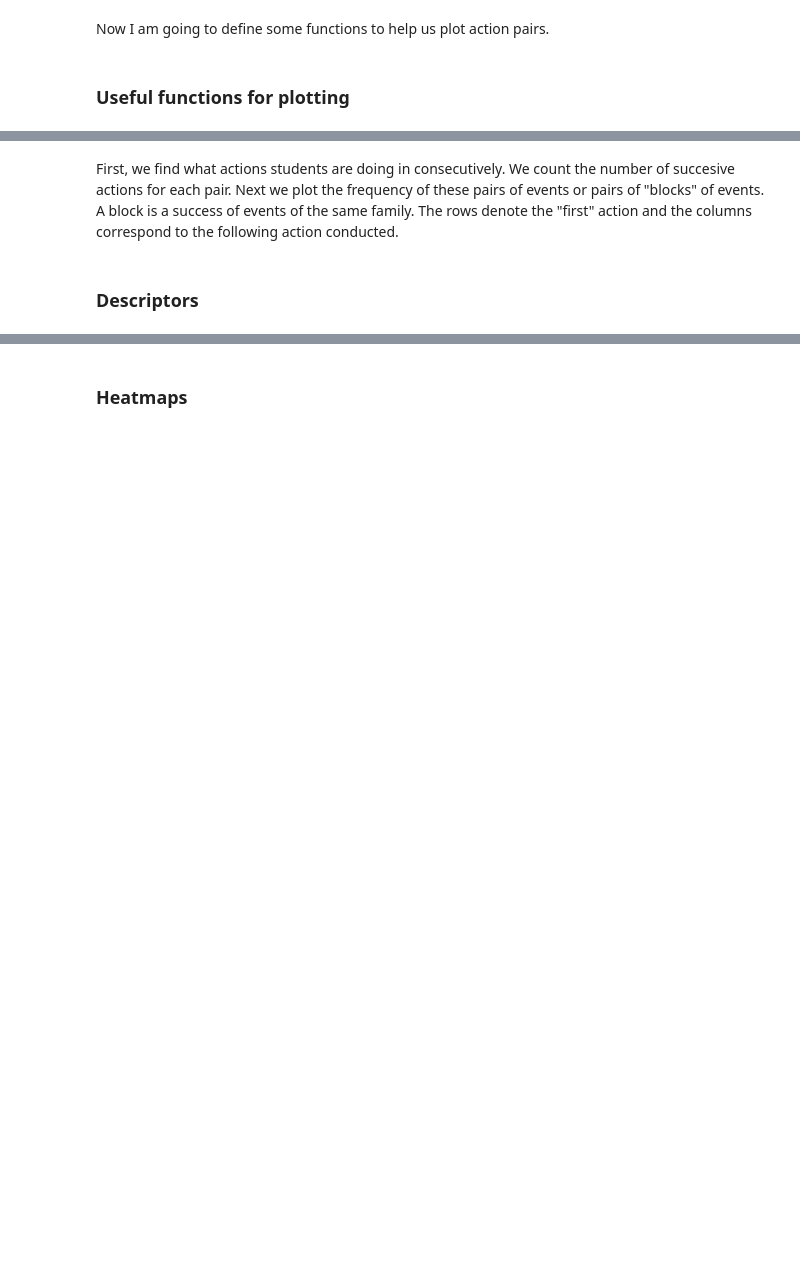
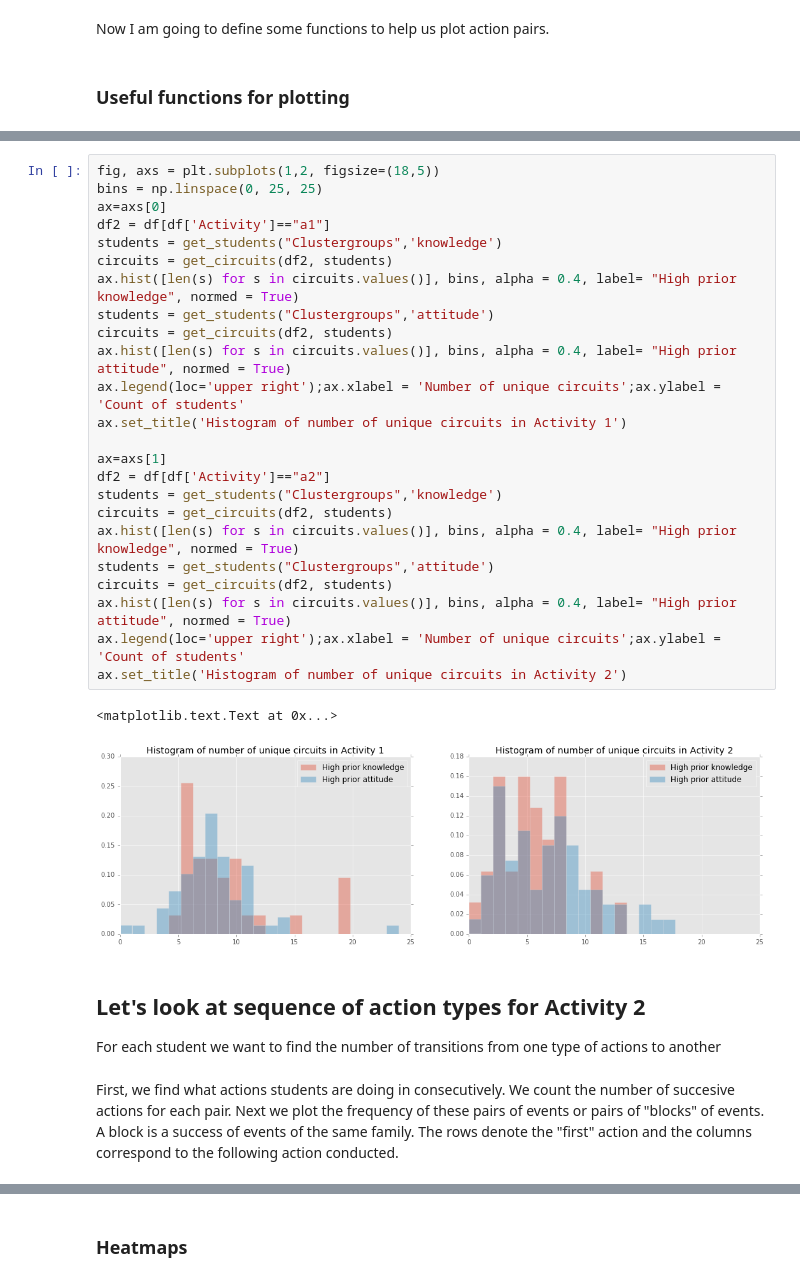
Before and after one commit to sperez8/Phet-log-analyzer, a Jupyter notebook: cck/read_data.ipynb, the cells around one changed output, grey strips where cells are left out. Cells and saved outputs as stored; diff of their text form; blank space fills up the shorter version.

```diff
--- a/cck/read_data.ipynb
+++ b/cck/read_data.ipynb
@@ -140,5 +278,33 @@ def plot_heatmap(actions, ax, title):
+# %%
+fig, axs = plt.subplots(1,2, figsize=(18,5))
+bins = np.linspace(0, 25, 25)
+ax=axs[0]
+df2 = df[df['Activity']=="a1"]
+students = get_students("Clustergroups",'knowledge')
+circuits = get_circuits(df2, students)
+ax.hist([len(s) for s in circuits.values()], bins, alpha = 0.4, label= "High prior knowledge", normed = True)
+students = get_students("Clustergroups",'attitude')
+circuits = get_circuits(df2, students)
+ax.hist([len(s) for s in circuits.values()], bins, alpha = 0.4, label= "High prior attitude", normed = True)
+ax.legend(loc='upper right');ax.xlabel = 'Number of unique circuits';ax.ylabel = 'Count of students'
+ax.set_title('Histogram of number of unique circuits in Activity 1')
+
+ax=axs[1]
+df2 = df[df['Activity']=="a2"]
+students = get_students("Clustergroups",'knowledge')
+circuits = get_circuits(df2, students)
+ax.hist([len(s) for s in circuits.values()], bins, alpha = 0.4, label= "High prior knowledge", normed = True)
+students = get_students("Clustergroups",'attitude')
+circuits = get_circuits(df2, students)
+ax.hist([len(s) for s in circuits.values()], bins, alpha = 0.4, label= "High prior attitude", normed = True)
+ax.legend(loc='upper right');ax.xlabel = 'Number of unique circuits';ax.ylabel = 'Count of students'
+ax.set_title('Histogram of number of unique circuits in Activity 2')
+# %% [output]
+<matplotlib.text.Text at 0x...>
+[figure, added]
+# %% [markdown]
+## Let's look at sequence of action types for Activity 2
+For each student we want to find the number of transitions from one type of actions to another
 # %% [markdown]
 First, we find what actions students are doing in consecutively. We count the number of succesive actions for each pair.
 Next we plot the frequency of these pairs of events or pairs of "blocks" of events. A block is a success of events of the same family. The rows denote the "first" action and the columns correspond to the following action conducted.
-# %% [markdown]
-### Descriptors
```
Also changed, not shown: parts of 27 cells of this notebook.
